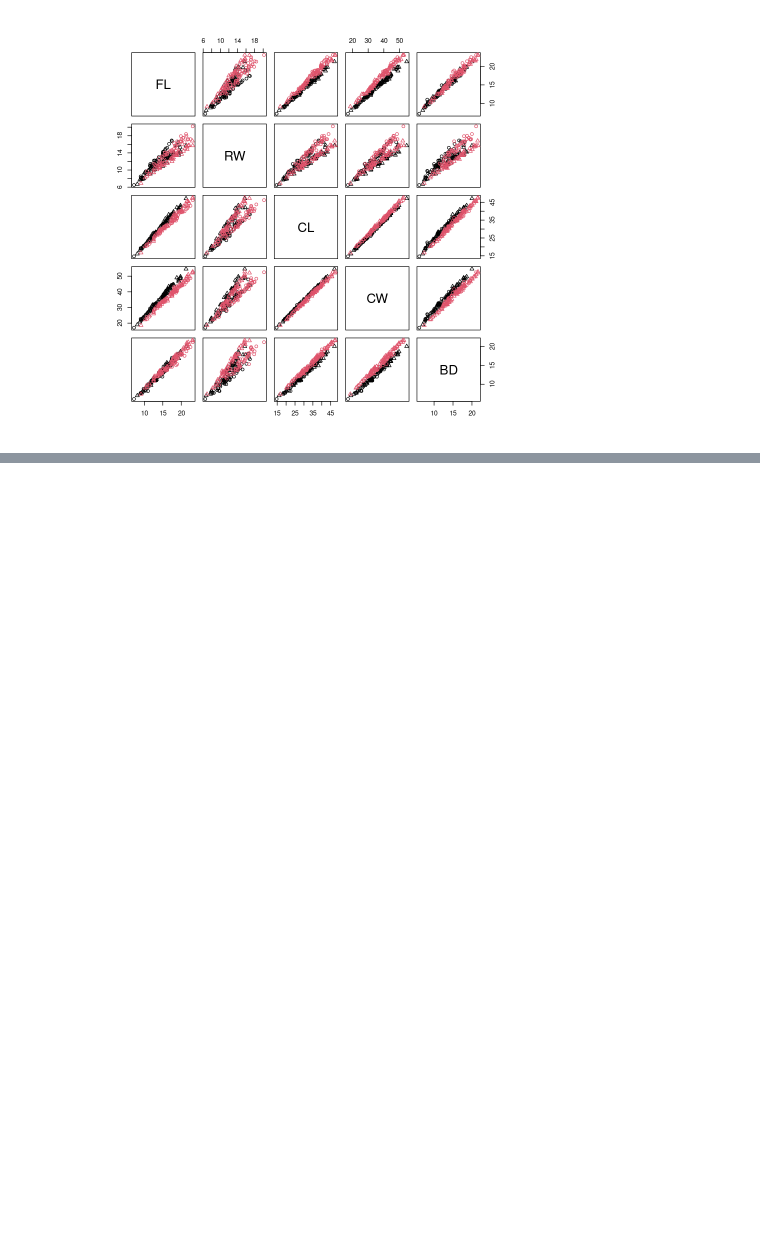
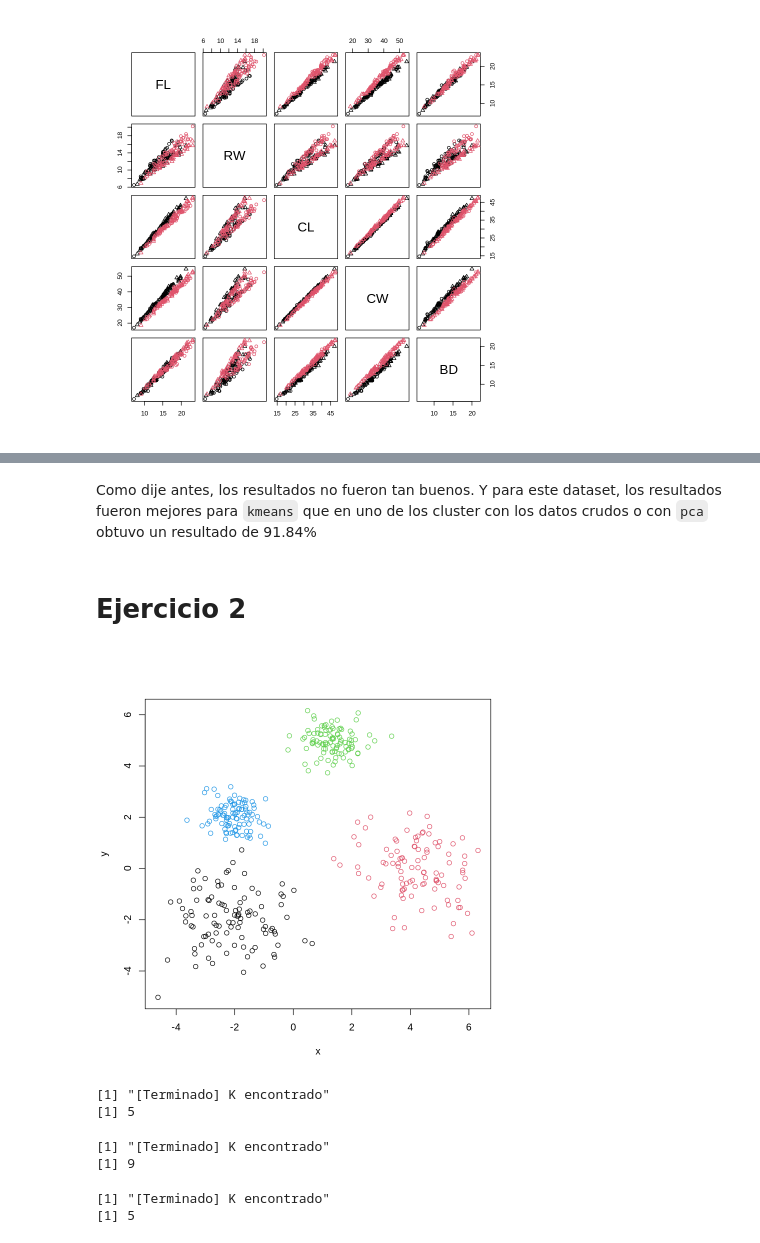
Before and after one commit to BMarelli/Facultad-LCC, a Jupyter notebook: 5-Año/TMD/TP3/main.ipynb, the cells around one changed output, grey strips where cells are left out. Saved outputs shown, nothing was run; the diff lists cells and outputs as text; code cells hidden in the pictures; blank space fills up the shorter version.

```diff
--- a/5-Año/TMD/TP3/main.ipynb
+++ b/5-Año/TMD/TP3/main.ipynb
@@ -37,0 +307,29 @@ Cumulative Proportion  0.9578 0.98810 0.99743 0.99966 1.00000
+# %% [markdown]
+Como dije antes, los resultados no fueron tan buenos. Y para este dataset, los resultados fueron mejores para `kmeans` que en uno de los cluster con los datos crudos o con `pca` obtuvo un resultado de 91.84%
+# %% [markdown]
+# Ejercicio 2
+# %%
+gaussian = function() {
+    #cuatro clusters de dist. gaussianas
+    tot.puntos<-100
+    gap=2
+    x<-rnorm(tot.puntos,mean=-gap)
+    y<-rnorm(tot.puntos,mean=-gap)
+    gausianas<-cbind(x,y,rep(1,length(x)))
+    x<-rnorm(tot.puntos,mean=2*gap)
+    y<-rnorm(tot.puntos,mean=0)
+    gausianas<-rbind(gausianas,cbind(x,y,rep(2,length(x))))
+    x<-rnorm(tot.puntos,mean=0.7*gap,sd=0.5)
+    y<-rnorm(tot.puntos,mean=2.5*gap,sd=0.5)
+    gausianas<-rbind(gausianas,cbind(x,y,rep(3,length(x))))
+    x<-rnorm(tot.puntos,mean=-gap,sd=0.5)
+    y<-rnorm(tot.puntos,mean=gap,sd=0.5)
+    gausianas<-rbind(gausianas,cbind(x,y,rep(4,length(x))))
+    plot(gausianas[,1:2],col=gausianas[,3])
+
+    return (gausianas)
+}
+
+gausianas = gaussian()
+# %% [output]
+[figure, added]
@@ -37,0 +408,15 @@ Cumulative Proportion  0.9578 0.98810 0.99743 0.99966 1.00000
+# %%
+lampone.gap = gap.statistic(lampone.vars, 10, 500)
+# %% [output]
+[1] "[Terminado] K encontrado"
+[1] 5
+# %%
+iris.gap = gap.statistic(iris[,-5], 10, 500)
+# %% [output]
+[1] "[Terminado] K encontrado"
+[1] 9
+# %%
+gausianas.gap = gap.statistic(gausianas[,-3], 10, 500)
+# %% [output]
+[1] "[Terminado] K encontrado"
+[1] 5
```
Also changed, not shown: parts of 33 cells of this notebook, 1 other file.
